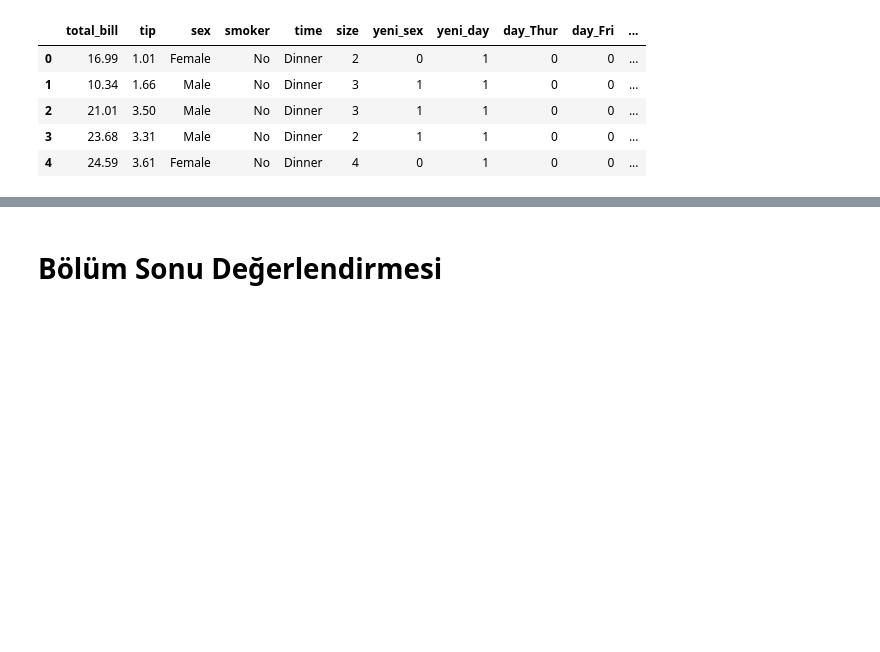
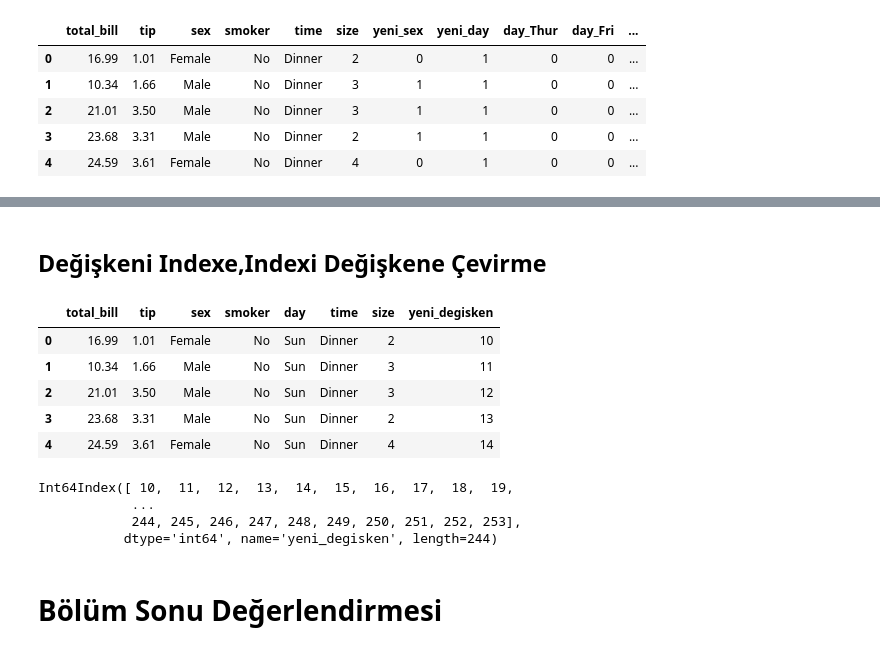
Before and after one commit to koseogluonur/-Python-for-Data-Science-and-Machine-Learning-, a Jupyter notebook: Data_Preprocessing.ipynb, the cells around one changed output, grey strips where cells are left out. Saved outputs shown, nothing was run; the diff lists cells and outputs as text; code cells hidden in the pictures; blank space fills up the shorter version.

```diff
--- a/Data_Preprocessing.ipynb
+++ b/Data_Preprocessing.ipynb
@@ -1153,0 +1143,5 @@ df
+# %%
+import seaborn as sns
+tips = sns.load_dataset('tips')
+df=tips.copy()
+df_l=df.copy()
@@ -1262,3 +1287,26 @@ pd.get_dummies(df, columns = ["day"], prefix = ["day"]).head()
+# %% [markdown]
+## Değişkeni Indexe,Indexi Değişkene Çevirme
+# %%
+df["yeni_degisken"]=df.index
+df
+# %%
+df["yeni_degisken"]=df["yeni_degisken"] + 10
+df.head()
+# %% [output]
+|  | total_bill | tip | sex | smoker | day | time | size | yeni_degisken |
+| 0 | 16.99 | 1.01 | Female | No | Sun | Dinner | 2 | 10 |
+| 1 | 10.34 | 1.66 | Male | No | Sun | Dinner | 3 | 11 |
+| 2 | 21.01 | 3.50 | Male | No | Sun | Dinner | 3 | 12 |
+| 3 | 23.68 | 3.31 | Male | No | Sun | Dinner | 2 | 13 |
+| 4 | 24.59 | 3.61 | Female | No | Sun | Dinner | 4 | 14 |
+# %%
+df.index=df["yeni_degisken"]
+df.index
+# %% [output]
+Int64Index([ 10,  11,  12,  13,  14,  15,  16,  17,  18,  19,
+            ...
+            244, 245, 246, 247, 248, 249, 250, 251, 252, 253],
+           dtype='int64', name='yeni_degisken', length=244)
 # %% [markdown]
 # Bölüm Sonu Değerlendirmesi
 # %% [markdown]
```
Also changed, not shown: parts of 12 cells of this notebook.
